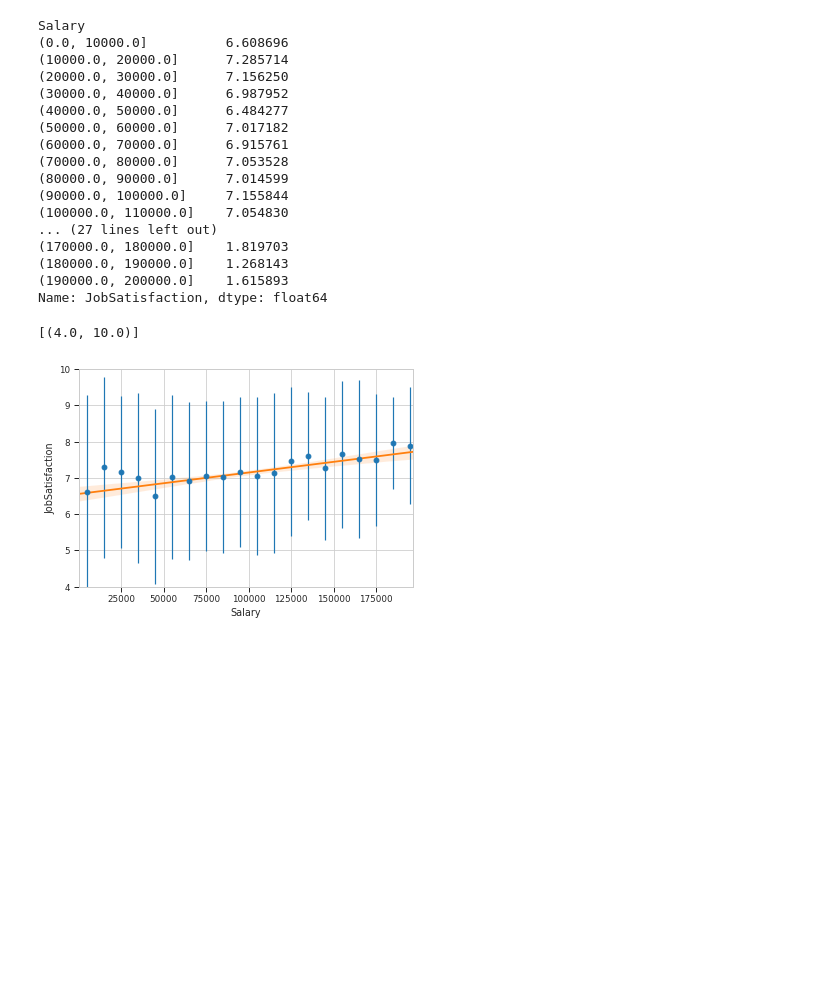
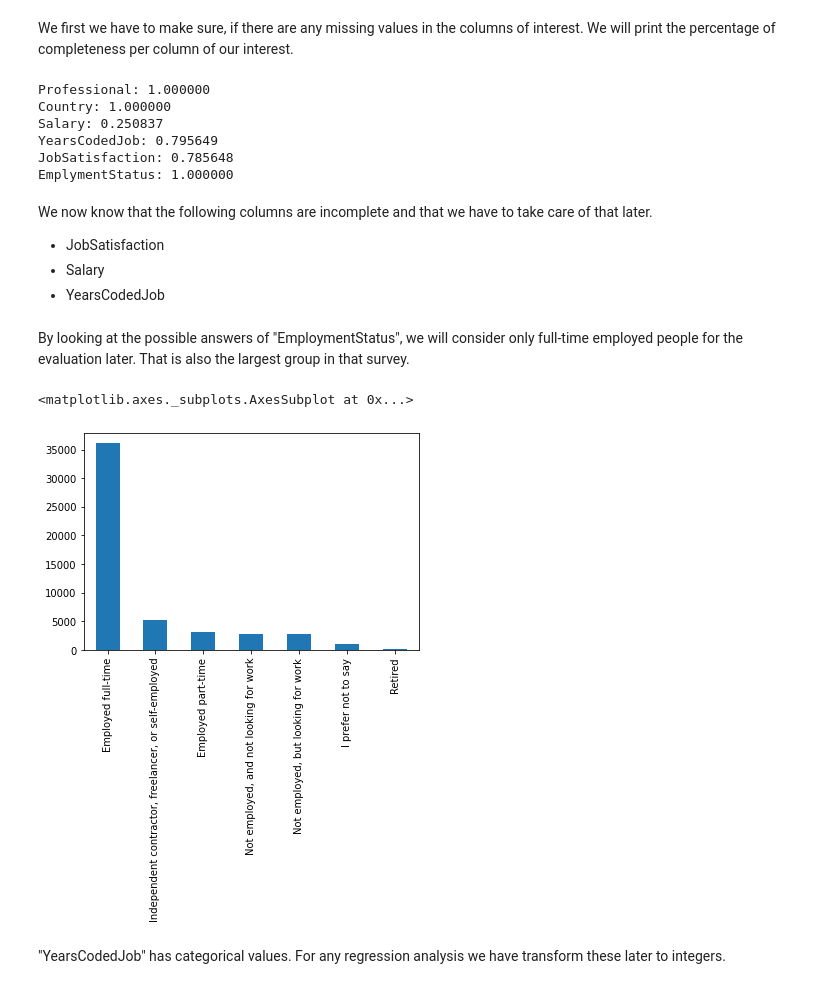
Before and after one commit to xseibel/udacity_ds_p1, a Jupyter notebook: uda_project1.ipynb, the cells around one changed output. Cells and saved outputs as stored; diff of their text form; code cells hidden in the pictures; blank space fills up the shorter version.

```diff
--- a/uda_project1.ipynb
+++ b/uda_project1.ipynb
@@ -9,45 +55,31 @@ df = pd.read_csv("./survey_results_public.csv")
-# %%
-q_s = df.query("Professional == 'Professional developer' and Country == 'United States' and Salary > 1 and Salary <= 200000 ")
-#q = df.query("Professional == 'Professional developer' and Country == 'United States' and Salary > 60000 and Salary <= 110000 ")
-#q = df.query("Professional == 'Professional developer' and Country == 'Germany' and Salary > 1 and Salary <= 200000 ")
-#q = df.query("Professional == 'Professional developer' and Country == 'United Kingdom' and Salary > 1 and Salary <= 200000 ")
-q_s = q_s[['Salary', 'JobSatisfaction']].dropna()
-
-bins = np.linspace(0, 200000, 21) #create bin of size 20000
-group = q_s.groupby(pd.cut(q_s.Salary, bins)) # group data by bins
-
-#plot mean of bins with std_err
-plot_centers = (bins [:-1] + bins [1:])/2
-plot_val_mean = group.JobSatisfaction.mean()
-plot_val_std = group.JobSatisfaction.std()
-plt.errorbar(plot_centers, plot_val_mean, plot_val_std, linestyle='None', marker='o')
-
-#show bin vals
-print(plot_val_mean,plot_val_std)
-
-#plot reg line
-sns.set_style("whitegrid")
-sns.set_context("paper")
-sns.set_style( {'xtick.bottom': True, 'ytick.left': True})
-ax = sns.regplot(x="Salary", y="JobSatisfaction", marker=" ", order=1, data=q_s)
-ax.set(ylim=(4,10))
-# %% [output]
-Salary
-(0.0, 10000.0]          6.608696
-(10000.0, 20000.0]      7.285714
-(20000.0, 30000.0]      7.156250
-(30000.0, 40000.0]      6.987952
-(40000.0, 50000.0]      6.484277
-(50000.0, 60000.0]      7.017182
-(60000.0, 70000.0]      6.915761
-(70000.0, 80000.0]      7.053528
-(80000.0, 90000.0]      7.014599
-(90000.0, 100000.0]     7.155844
-(100000.0, 110000.0]    7.054830
-... (27 lines left out)
-(170000.0, 180000.0]    1.819703
-(180000.0, 190000.0]    1.268143
-(190000.0, 200000.0]    1.615893
-Name: JobSatisfaction, dtype: float64
-[(4.0, 10.0)]
-[figure, removed]
+# %% [markdown]
+We first we have to make sure, if there are any missing values in the columns of interest.
+We will print the percentage of completeness per column of our interest.
+# %%
+print("Professional: %f" % (df["Professional"].count()/df.shape[0]))
+print("Country: %f" % (df["Country"].count()/df.shape[0]))
+print("Salary: %f" % (df["Salary"].count()/df.shape[0]))
+print("YearsCodedJob: %f" % (df["YearsCodedJob"].count()/df.shape[0]))
+print("JobSatisfaction: %f" % (df["JobSatisfaction"].count()/df.shape[0]))
+print("EmplymentStatus: %f" % (df["EmploymentStatus"].count()/df.shape[0]))
+# %% [output]
+Professional: 1.000000
+Country: 1.000000
+Salary: 0.250837
+YearsCodedJob: 0.795649
+JobSatisfaction: 0.785648
+EmplymentStatus: 1.000000
+# %% [markdown]
+We now know that the following columns are incomplete and that we have to take care of that later.
+* JobSatisfaction
+* Salary
+* YearsCodedJob
+# %% [markdown]
+By looking at the possible answers of "EmploymentStatus", we will consider only full-time employed people for the evaluation later. That is also the largest group in that survey.
+# %%
+df["EmploymentStatus"].value_counts().plot(kind='bar')
+# %% [output]
+<matplotlib.axes._subplots.AxesSubplot at 0x...>
+[figure, added]
+# %% [markdown]
+"YearsCodedJob" has categorical values. For any regression analysis we have transform these later to integers.
```
Also changed, not shown: parts of 40 cells of this notebook.
